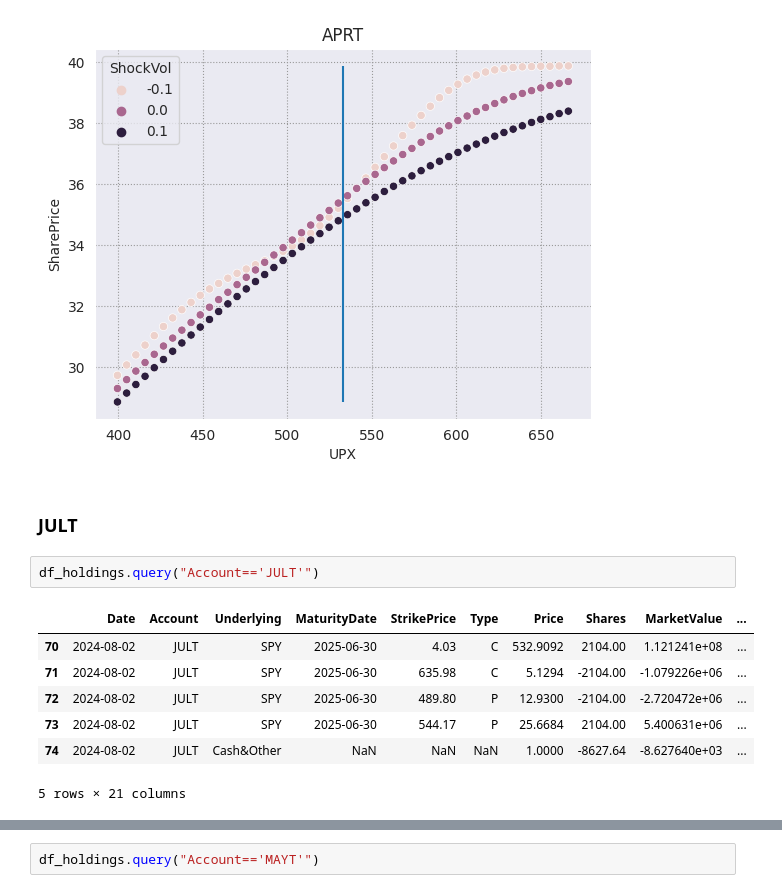
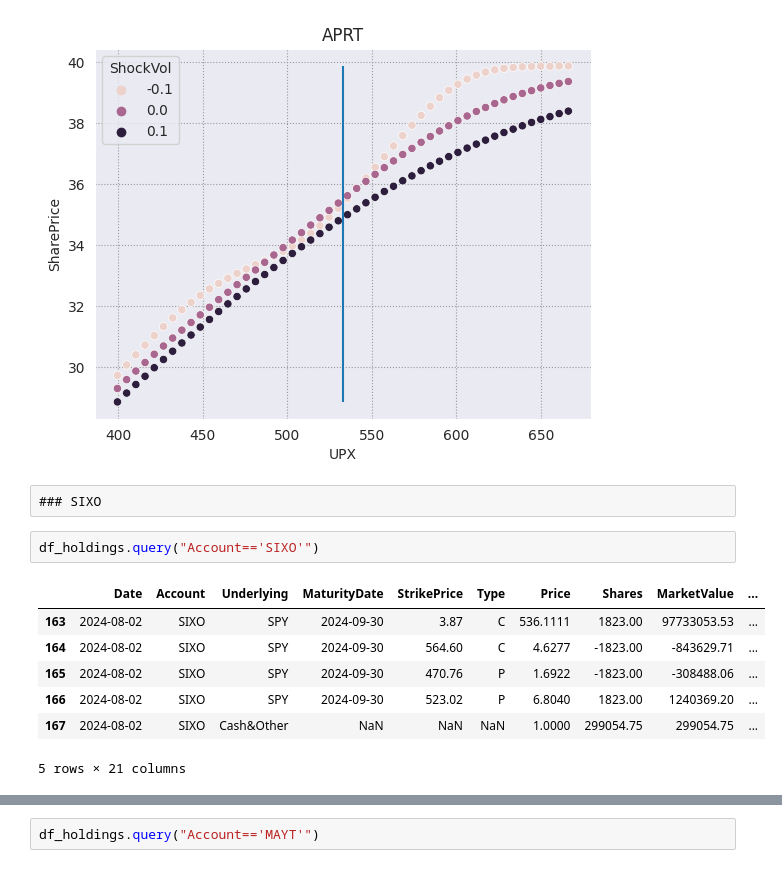
Before and after one commit to pritamdalal/veta_assignment, a Jupyter notebook: notebooks/07_portfolio_greeks_trade_recommendations_20240802.ipynb, the cells around one changed output, grey strips where cells are left out. Drawn from its saved outputs; the diff is of its cells as text.

```diff
--- a/notebooks/07_portfolio_greeks_trade_recommendations_20240802.ipynb
+++ b/notebooks/07_portfolio_greeks_trade_recommendations_20240802.ipynb
@@ -493,17 +557,17 @@ ax.vlines(x=532.9, ymin=df_shock_report["SharePrice"].min(), ymax=df_shock_repor
 ax.set_title("APRT");
 # %% [output]
 [figure]
-# %% [markdown]
-### JULT
+# %% [raw]
+### SIXO
 # %%
-df_holdings.query("Account=='JULT'")
+df_holdings.query("Account=='SIXO'")
 # %% [output]
 |  | Date | Account | Underlying | MaturityDate | StrikePrice | Type | Price | Shares | MarketValue | ... |
-| 70 | 2024-08-02 | JULT | SPY | 2025-06-30 | 4.03 | C | 532.9092 | 2104.00 | 1.121241e+08 | ... |
-| 71 | 2024-08-02 | JULT | SPY | 2025-06-30 | 635.98 | C | 5.1294 | -2104.00 | -1.079226e+06 | ... |
-| 72 | 2024-08-02 | JULT | SPY | 2025-06-30 | 489.80 | P | 12.9300 | -2104.00 | -2.720472e+06 | ... |
-| 73 | 2024-08-02 | JULT | SPY | 2025-06-30 | 544.17 | P | 25.6684 | 2104.00 | 5.400631e+06 | ... |
-| 74 | 2024-08-02 | JULT | Cash&Other | NaN | NaN | NaN | 1.0000 | -8627.64 | -8.627640e+03 | ... |
+| 163 | 2024-08-02 | SIXO | SPY | 2024-09-30 | 3.87 | C | 536.1111 | 1823.00 | 97733053.53 | ... |
+| 164 | 2024-08-02 | SIXO | SPY | 2024-09-30 | 564.60 | C | 4.6277 | -1823.00 | -843629.71 | ... |
+| 165 | 2024-08-02 | SIXO | SPY | 2024-09-30 | 470.76 | P | 1.6922 | -1823.00 | -308488.06 | ... |
+| 166 | 2024-08-02 | SIXO | SPY | 2024-09-30 | 523.02 | P | 6.8040 | 1823.00 | 1240369.20 | ... |
+| 167 | 2024-08-02 | SIXO | Cash&Other | NaN | NaN | NaN | 1.0000 | 299054.75 | 299054.75 | ... |
 5 rows × 21 columns
 # %%
 vol_shocks = [-0.10, 0, 0.10]
```
Also changed, not shown: parts of 13 cells of this notebook, 6 other files.
